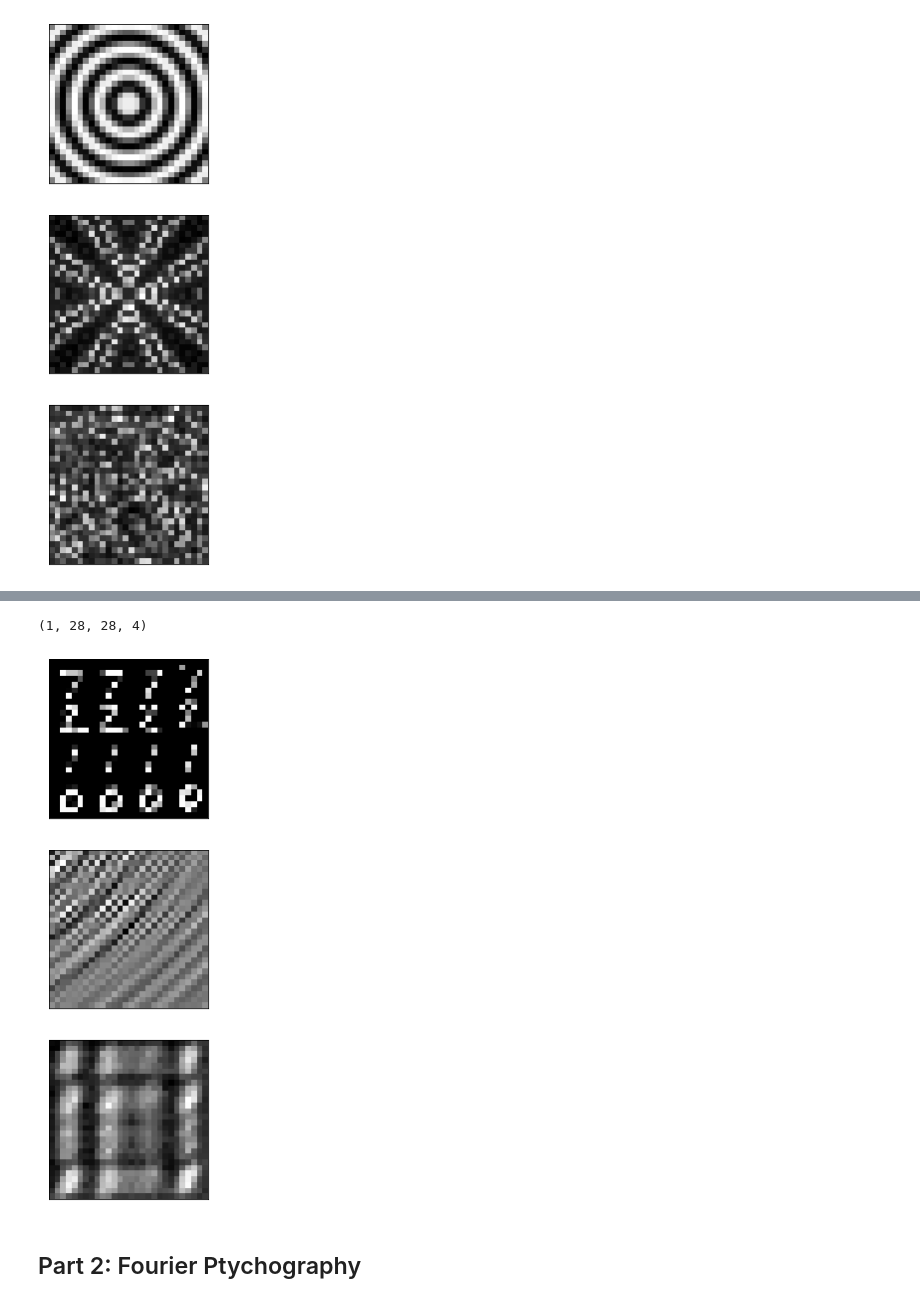
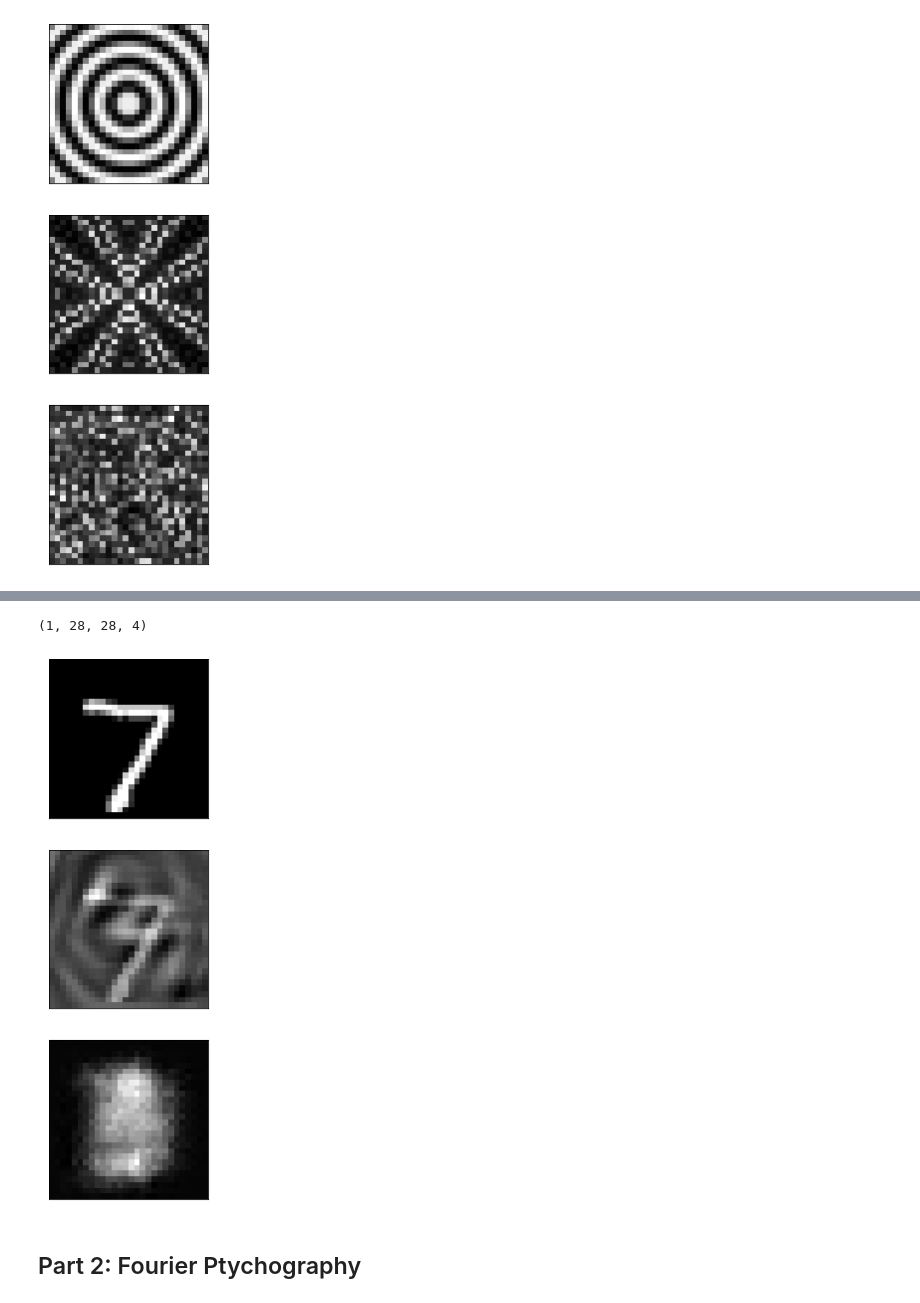
Before and after one commit to jdberkson/OPTI-556-Computational-Imaging, a Jupyter notebook: Homework4_JoelB.ipynb, the cells around one changed output, grey strips where cells are left out. Saved outputs shown, nothing was run; the diff lists cells and outputs as text; code cells hidden in the pictures.

```diff
--- a/Homework4_JoelB.ipynb
+++ b/Homework4_JoelB.ipynb
@@ -223,3 +221,17 @@ Honestly, I am just so stuck on this. I think my understanding of neural network
+# %%
+def gp(f,d,lam):
+#
+# calculate the diffracted field for the 2d image f propagated a distance d with wavelength relative to the pixel pitch lam
+# d is in units of wavelengths, lam is the ratio of the wavelength to the sampling period. We assume lam<< 1
+  # Pad input field with zeros so that output sampling is same
+  zPad=np.int(np.abs(d*lam))
+  inF=np.zeros(np.add(f.shape,[zPad,zPad])).astype('complex128')
+  inF[np.int(inF.shape[0]/2-f.shape[0]/2):np.int(inF.shape[0]/2+f.shape[0]/2),np.int(inF.shape[0]/2-f.shape[0]/2):np.int(inF.shape[0]/2+f.shape[0]/2)]=f
+
+  urange=np.linspace(-lam/2,lam/2,inF.shape[0])
+  u,v = np.meshgrid(urange,urange)
+  g=np.fft.ifft2(np.fft.fft2(inF)*np.fft.fftshift(np.exp(1j *2* np.pi *(d/lam)*np.sqrt( 1 - u**2 - v**2))))
+  return g
 # %%
 # load the mnist dataset of characters
 from keras.datasets import mnist
@@ -335,2 +348,0 @@ AxisError: ignored
-# %%
-x_train = np.stack(x_train, 4)
@@ -339,19 +349,20 @@ AxisError: ignored
 # %%
-inputs=keras.Input(shape=(28, 28, 8))
+inputs=keras.Input(shape=(28,28,8))
 
 # Encoder
 x = layers.Conv2D(32, (5, 5), strides=1, activation="relu", padding="same")(inputs)
 x = layers.Conv2D(64, (4, 4), strides=2, activation="relu", padding="same")(x)
+x = layers.Conv2D(128, (4, 4), strides=1, activation="relu", padding="same")(x)
 x = layers.MaxPooling2D((2, 2), padding='same')(x)
 x = layers.Conv2D(64, (3, 3), strides=1, activation="relu", padding="same")(x)
 
-
 # Decoder
-x = layers.Conv2DTranspose(64, (3, 3), strides=2, activation="relu", padding="same")(x)
-x = layers.Conv2DTranspose(32, (3, 3), strides=2, activation="relu", padding="same")(x)
-x = layers.Conv2DTranspose(16, (3, 3), strides=1, activation="relu", padding="same")(x)
+x = layers.Conv2DTranspose(64, (2, 2), strides=2, activation="relu", padding="same")(x)
+x = layers.Conv2DTranspose(32, (4, 4), strides=2, activation="relu", padding="same")(x)
+x = layers.Conv2DTranspose(16, (2, 2), strides=1, activation="relu", padding="same")(x)
 x = layers.Conv2DTranspose(8, (3, 3), activation="relu", padding="same")(x)
 x = layers.Conv2DTranspose(4, (3, 3), activation="linear", padding="same")(x)
+
 
 gaborEstimator = keras.Model(inputs, x)
 gaborEstimator.compile(optimizer='adam', loss='mean_squared_error')
@@ -380,7 +391,7 @@ gaborEstimator.fit(
     x=g_train,
     y=x_train,
     epochs=20,
-    batch_size=512,
+    batch_size=64,
     shuffle=True,
     validation_data=(g_test, x_test),
 )
@@ -406,24 +417,24 @@ Epoch 20/20
 # %%
 print(np.shape(gaborEstimator.predict(g_test[0:1,:,:,0:8])))
 n = 5
 
 ax = plt.subplot(3, 1, 1)
 plt.imshow(x_test[0,:,:,0])
 plt.gray()
 ax.get_xaxis().set_visible(False)
 ax.get_yaxis().set_visible(False)
 ax = plt.subplot(3, 1, 2)
-plt.imshow(np.real(g_test[i,:,:,0]))
+plt.imshow(np.real(g_test[0,:,:,0]))
 plt.gray()
 ax.get_xaxis().set_visible(False)
 ax.get_yaxis().set_visible(False)
 ax = plt.subplot(3, 1, 3)
-plt.imshow(gaborEstimator.predict(g_test[0:1,:,:,0:8])[0,:,:,2])
+plt.imshow(gaborEstimator.predict(g_test[0:1,:,:,0:8])[0,:,:,0])
 plt.gray()
 ax.get_xaxis().set_visible(False)
 ax.get_yaxis().set_visible(False)
 # %% [output]
 (1, 28, 28, 4)
-[figure, old version]
+[figure, new version]
 # %% [markdown]
 ## Part 2: Fourier Ptychography
```
Also changed, not shown: parts of 5 cells of this notebook.
